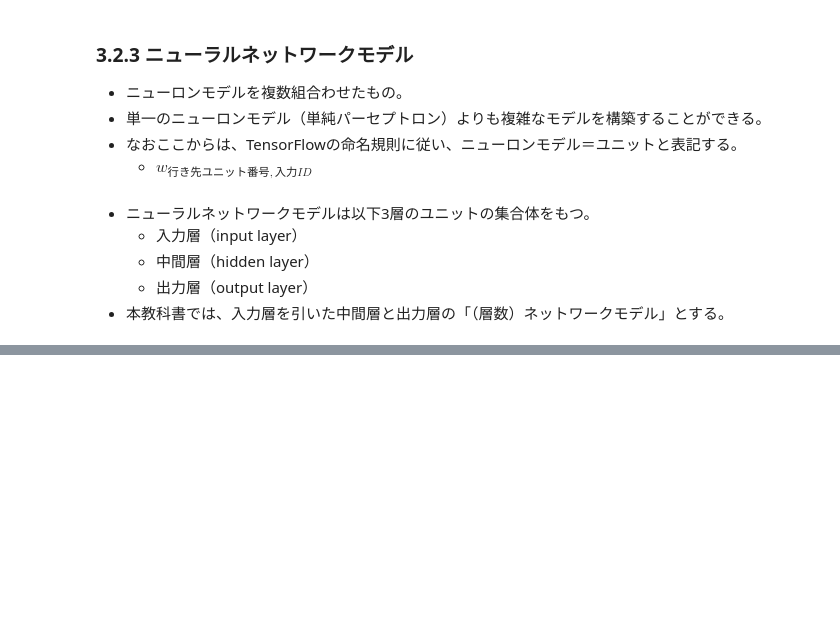
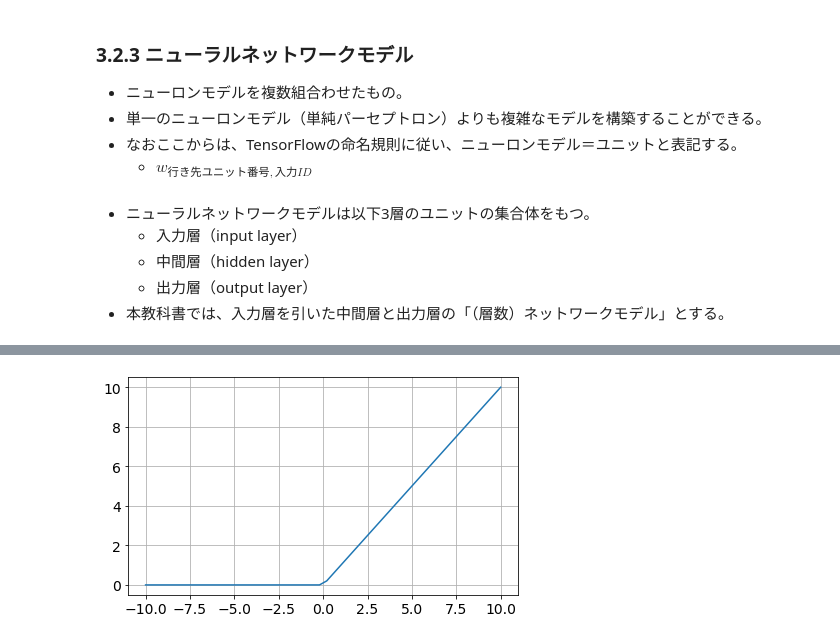
Before and after one commit to tsyu12345/LE-ReinforcementLearning, a Jupyter notebook: Unit3.ipynb, the cells around one changed output, grey strips where cells are left out. Saved outputs shown, nothing was run; the diff lists cells and outputs as text; code cells hidden in the pictures; blank space fills up the shorter version.

```diff
--- a/Unit3.ipynb
+++ b/Unit3.ipynb
@@ -269,0 +349,12 @@ plt.show()
+# %%
+def relu(x:ndarray) -> ndarray:
+    return np.maximum(x, 0)
+
+x: ndarray = np.linspace(-10, 10)
+y: ndarray = relu(x)
+
+plt.plot(x, y, label='relu')
+plt.grid()
+plt.show()
+# %% [output]
+[figure, added]
```
Also changed, not shown: parts of 11 cells of this notebook, 1 other file.
